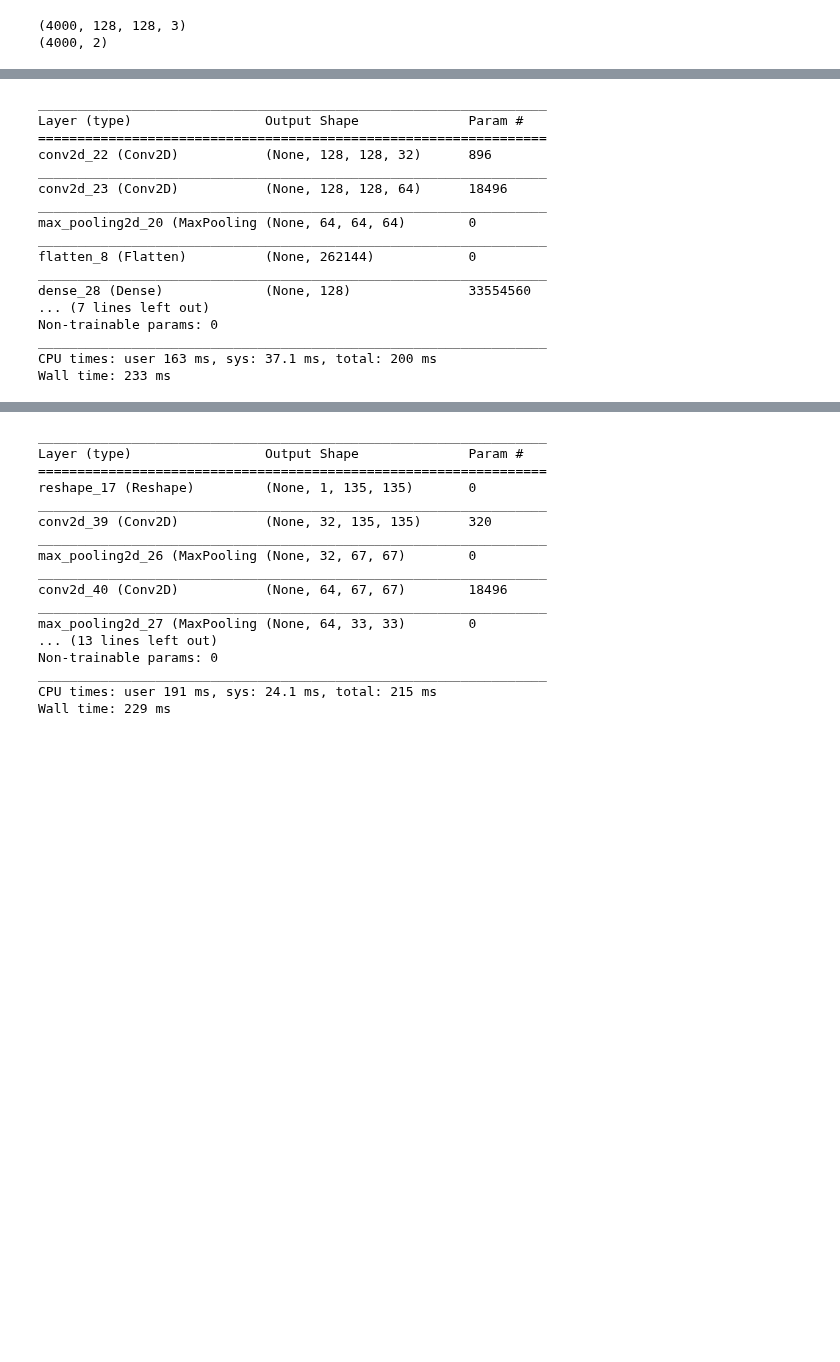
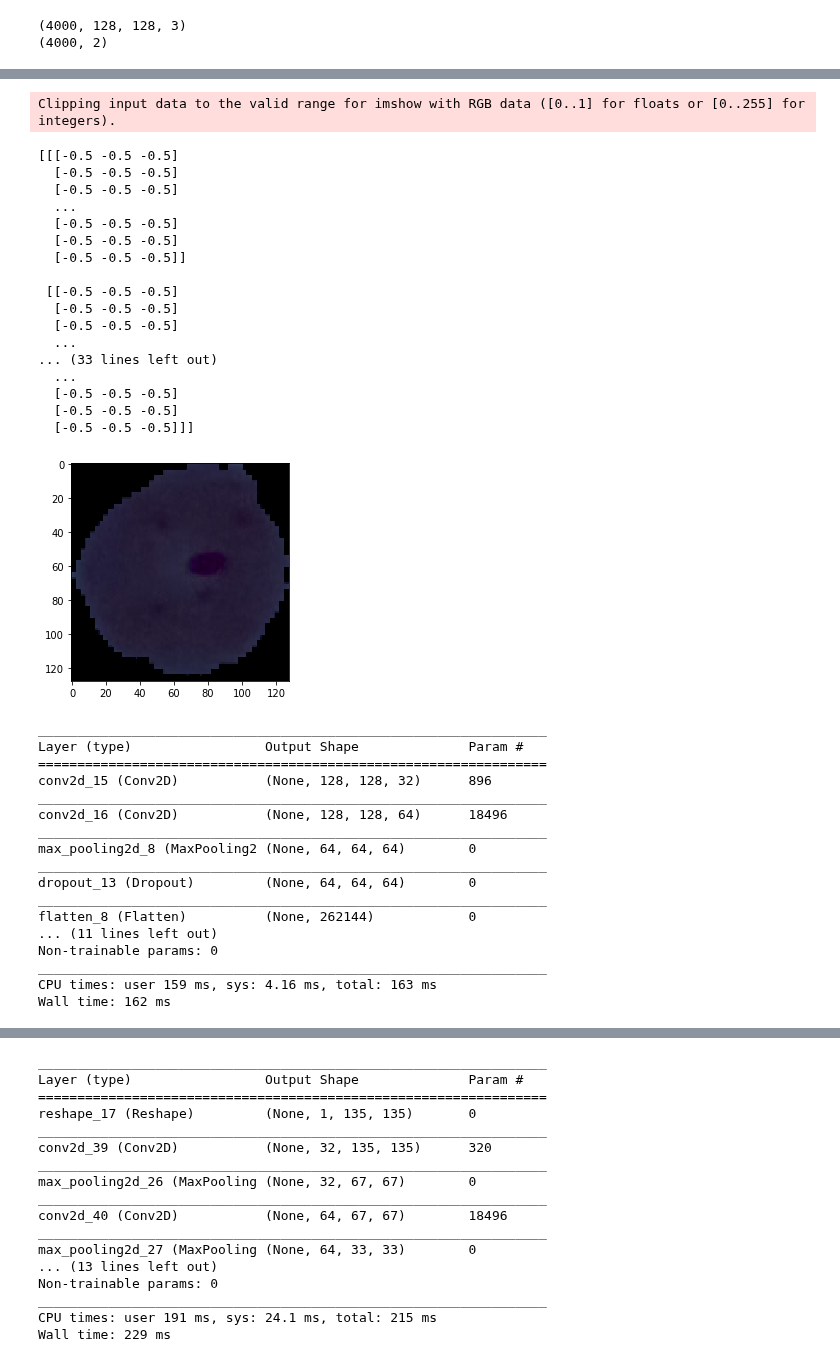
Before and after one commit to l1onh3art88/ml-lab2, a Jupyter notebook: lab6/Lab6.ipynb, the cells around one changed output, grey strips where cells are left out. Saved outputs shown, nothing was run; the diff lists cells and outputs as text; code cells hidden in the pictures; blank space fills up the shorter version.

```diff
--- a/lab6/Lab6.ipynb
+++ b/lab6/Lab6.ipynb
@@ -103,6 +107,8 @@ y_train_ohe = keras.utils.to_categorical(y_train, 2)
 y_test_ohe = keras.utils.to_categorical(y_test, 2)
 print(x_train[:4000].shape)
 print(y_train_ohe[:4000].shape)
+x_train = x_train/255.0 - 0.5
+x_test = x_test/255.0 - 0.5
 # %% [output]
 (4000, 128, 128, 3)
 (4000, 2)
@@ -109,7 +122,8 @@ print(y_train_ohe[:4000].shape)
 # %%
 # make a 3 layer keras MLP
 mlp = Sequential()
-mlp.add( Dense(input_dim=x_train.shape[1], units=30, activation='relu') )
+
+mlp.add( Dense(input_dim=x_train_flat.shape[1], units=30, activation='relu') )
 mlp.add( Dense(units=15, activation='relu') )
 mlp.add( Dense(1) )
 mlp.add( Activation('softmax') )
@@ -118,7 +132,7 @@ mlp.compile(loss='mean_squared_error',
               optimizer='rmsprop',
               metrics=['accuracy'])
 
-mlp.fit(x_train, y_train,
+mlp.fit(x_train_flat, y_train,
         batch_size=128, epochs=30,
         shuffle=True, verbose=1)
 # %% [output]
@@ -126,3 +157,28 @@ ValueError: Error when checking input: expected dense_7_input to have 2 dimensio
+# %%
+print(x_train[0])
+plt.subplot(1,1,1)
+plt.imshow(x_train[1].squeeze(),cmap='bone')
+plt.show()
+# %% [output]
+Clipping input data to the valid range for imshow with RGB data ([0..1] for floats or [0..255] for integers).
+[[[-0.5 -0.5 -0.5]
+  [-0.5 -0.5 -0.5]
+  [-0.5 -0.5 -0.5]
+  ...
+  [-0.5 -0.5 -0.5]
+  [-0.5 -0.5 -0.5]
+  [-0.5 -0.5 -0.5]]
+
+ [[-0.5 -0.5 -0.5]
+  [-0.5 -0.5 -0.5]
+  [-0.5 -0.5 -0.5]
+  ...
+... (33 lines left out)
+  ...
+  [-0.5 -0.5 -0.5]
+  [-0.5 -0.5 -0.5]
+  [-0.5 -0.5 -0.5]]]
+[figure, added]
 # %%
 %%time
 
@@ -133,21 +189,23 @@ cnn.add(Conv2D(filters=32,
                 kernel_size=(3,3),
                 input_shape = (128,128,3),
                 padding='same',
-                activation='relu')) # more compact syntax
+                activation='linear',data_format="channels_last")) # more compact syntax
 # cnn.add(MaxPooling2D(pool_size=(2, 2)))
 # no max pool before next conv layer!!
 cnn.add(Conv2D(filters=64,
                 kernel_size=(3,3),
                 padding='same',
-                activation='relu')) # more compact syntax
+                activation='relu',data_format="channels_last")) # more compact syntax
 cnn.add(MaxPooling2D(pool_size=(2, 2)))
 
 
 # add one layer on flattened output
+cnn.add(Dropout(0.25))
 cnn.add(Flatten())
 cnn.add(Dense(128, activation='relu'))
+cnn.add(Dropout(0.5))
 cnn.add(Dense(64, activation='relu'))
-cnn.add(Dense(2, activation='sigmoid'))
+cnn.add(Dense(1, activation='sigmoid'))
 
 # Let's train the model
 cnn.compile(optimizer='adam',
@@ -158,20 +216,20 @@ cnn.summary()
 _________________________________________________________________
 Layer (type)                 Output Shape              Param #
 =================================================================
-conv2d_22 (Conv2D)           (None, 128, 128, 32)      896
+conv2d_15 (Conv2D)           (None, 128, 128, 32)      896
 _________________________________________________________________
-conv2d_23 (Conv2D)           (None, 128, 128, 64)      18496
+conv2d_16 (Conv2D)           (None, 128, 128, 64)      18496
 _________________________________________________________________
-max_pooling2d_20 (MaxPooling (None, 64, 64, 64)        0
+max_pooling2d_8 (MaxPooling2 (None, 64, 64, 64)        0
+_________________________________________________________________
+dropout_13 (Dropout)         (None, 64, 64, 64)        0
 _________________________________________________________________
 flatten_8 (Flatten)          (None, 262144)            0
-_________________________________________________________________
-dense_28 (Dense)             (None, 128)               33554560
-... (7 lines left out)
+... (11 lines left out)
 Non-trainable params: 0
 _________________________________________________________________
-CPU times: user 163 ms, sys: 37.1 ms, total: 200 ms
-Wall time: 233 ms
+CPU times: user 159 ms, sys: 4.16 ms, total: 163 ms
+Wall time: 162 ms
 # %%
 
 
```
Also changed, not shown: parts of 9 cells of this notebook.
